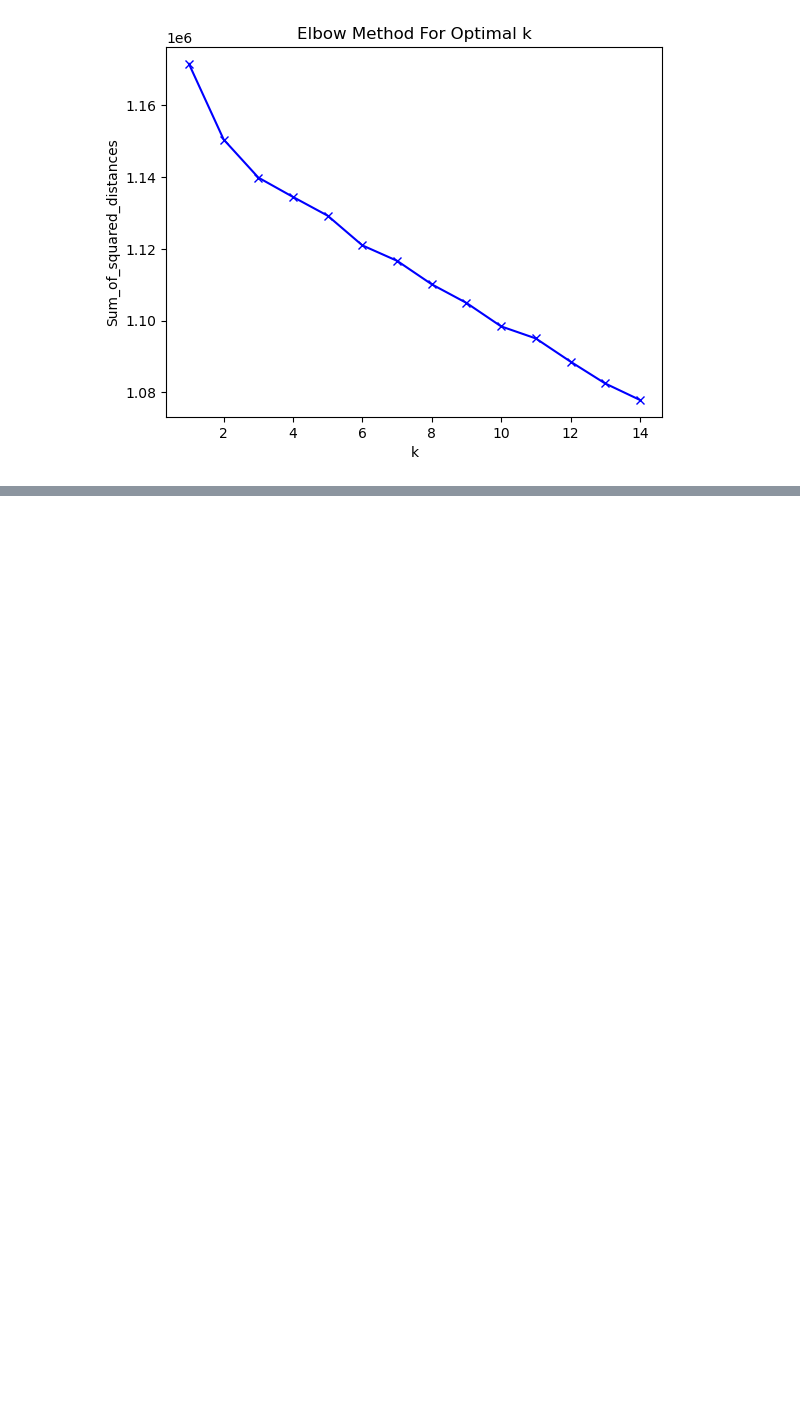
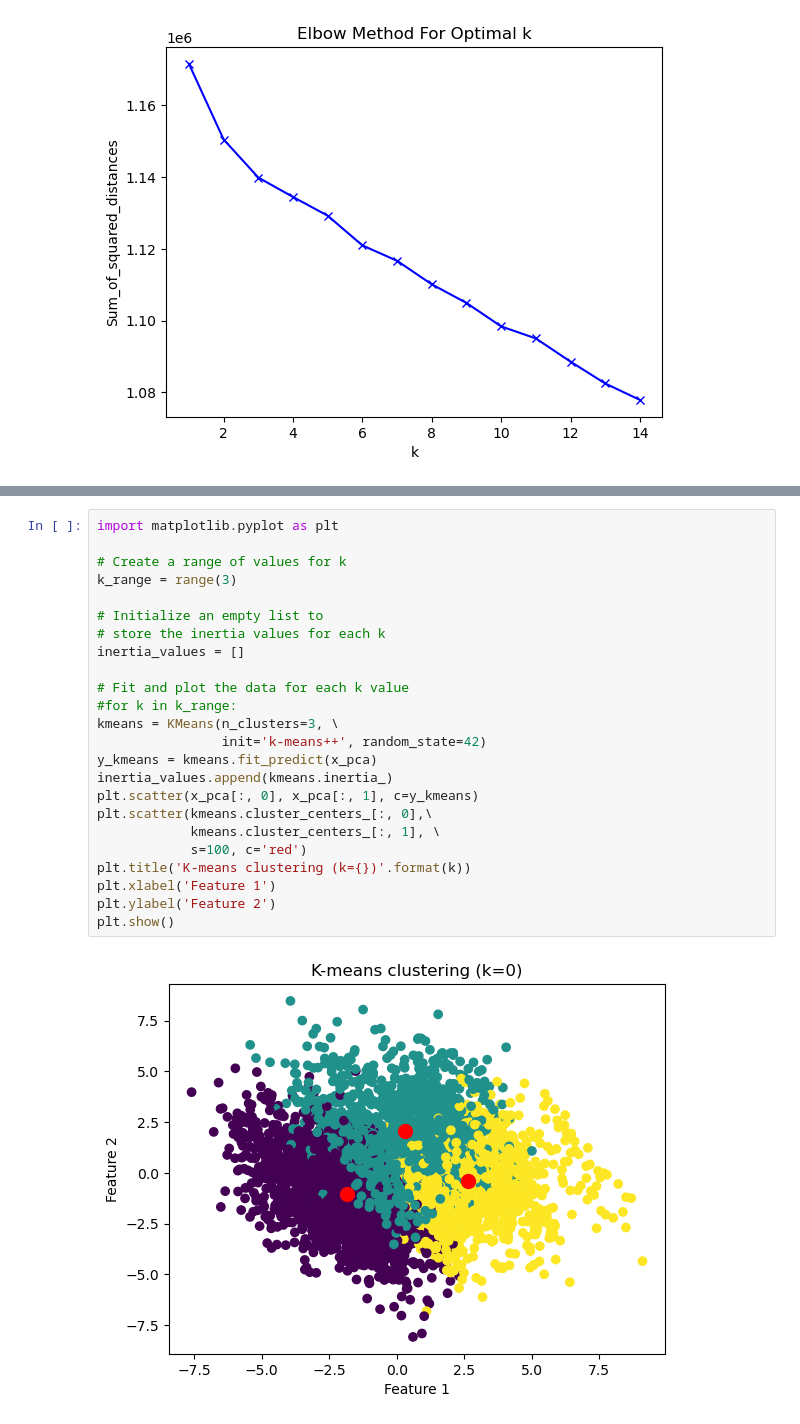
Before and after one commit to schwartzh2017/Machine_learning_final_project, a Jupyter notebook: eda_ml_cl.ipynb, the cells around one changed output, grey strips where cells are left out. Drawn from its saved outputs; the diff is of its cells as text; blank space fills up the shorter version.

```diff
--- a/eda_ml_cl.ipynb
+++ b/eda_ml_cl.ipynb
@@ -738,0 +743,26 @@ plt.show()
+# %%
+import matplotlib.pyplot as plt
+
+# Create a range of values for k
+k_range = range(3)
+
+# Initialize an empty list to
+# store the inertia values for each k
+inertia_values = []
+
+# Fit and plot the data for each k value
+#for k in k_range:
+kmeans = KMeans(n_clusters=3, \
+                init='k-means++', random_state=42)
+y_kmeans = kmeans.fit_predict(x_pca)
+inertia_values.append(kmeans.inertia_)
+plt.scatter(x_pca[:, 0], x_pca[:, 1], c=y_kmeans)
+plt.scatter(kmeans.cluster_centers_[:, 0],\
+            kmeans.cluster_centers_[:, 1], \
+            s=100, c='red')
+plt.title('K-means clustering (k={})'.format(k))
+plt.xlabel('Feature 1')
+plt.ylabel('Feature 2')
+plt.show()
+# %% [output]
+[figure, added]
```
Also changed, not shown: parts of 2 cells of this notebook.
